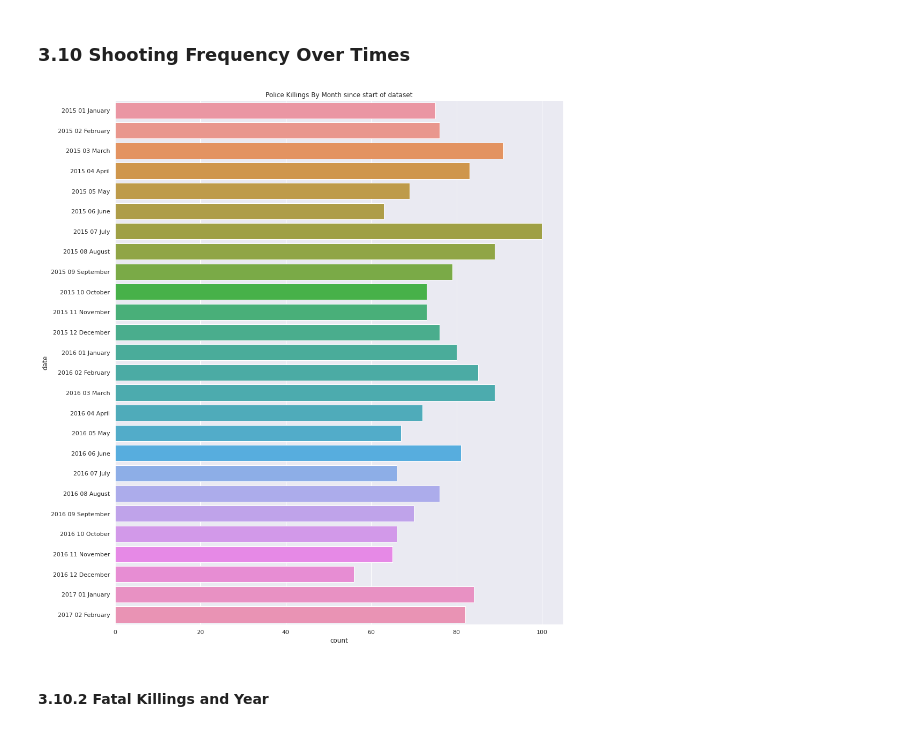
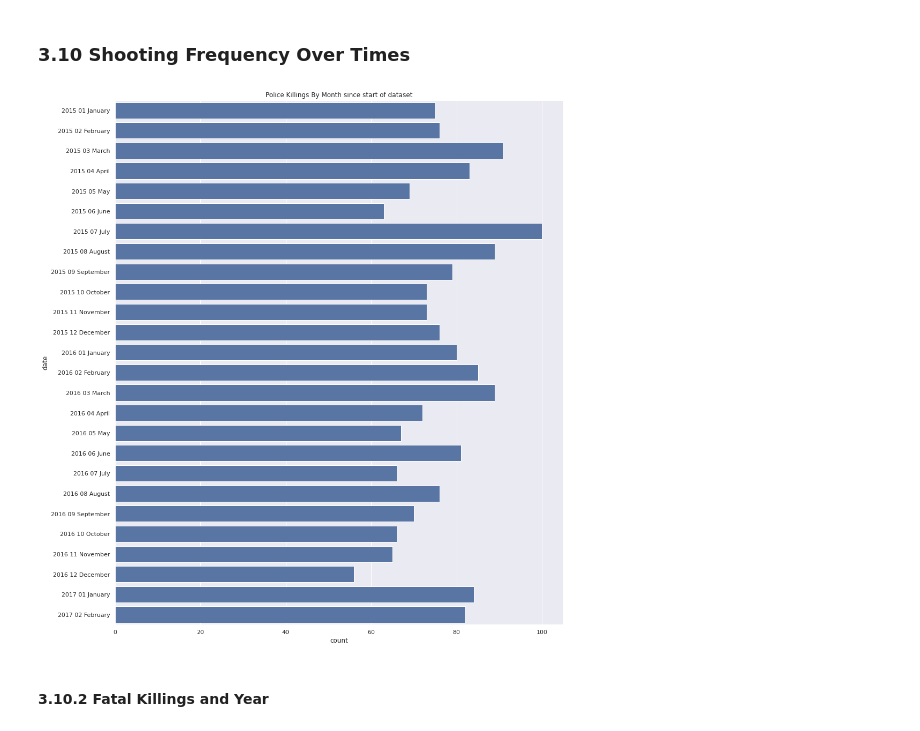
Before and after one commit to ibsa21/Police-brutality-DS-ML, a Jupyter notebook: police_brutality_analysis.ipynb, the cells around one changed output. Saved outputs shown, nothing was run; the diff lists cells and outputs as text; code cells hidden in the pictures.

```diff
--- a/police_brutality_analysis.ipynb
+++ b/police_brutality_analysis.ipynb
@@ -51,7 +51,7 @@ warnings.filterwarnings('ignore')
 # %% [markdown]
 ### 2.2 Loading the database
 # %%
-def load_data(pd:pd, fileURL:str)->pd.DataFrame:
+def load_data(pd:pd.DataFrame, fileURL:str)->pd.DataFrame:
   '''Loads data'''
   return pd.read_csv(fileURL)
 # %%
@@ -569,12 +650,12 @@ plt.title('Shootings Numbers of first 50 Cities from 2015 to 2017');
 # %%
 # Convert date from object to datetime
 data.date = pd.to_datetime(data.date)
 plt.figure(figsize=(15,18))
-sb.countplot(y=data.date.dt.strftime('%Y %m %B'), order=sorted(data.date.dt.strftime('%Y %m %B').unique()))
+sb.countplot(y=data.date.dt.strftime('%Y %m %B'), order=sorted(data.date.dt.strftime('%Y %m %B').unique()), color = base_color)
 plt.title('Police Killings By Month since start of dataset')
 plt.show()
 # %% [output]
-[figure, old version]
+[figure, new version]
 # %% [markdown]
 #### 3.10.2 Fatal Killings and Year
 # %%
```
Also changed, not shown: parts of 19 cells of this notebook.
